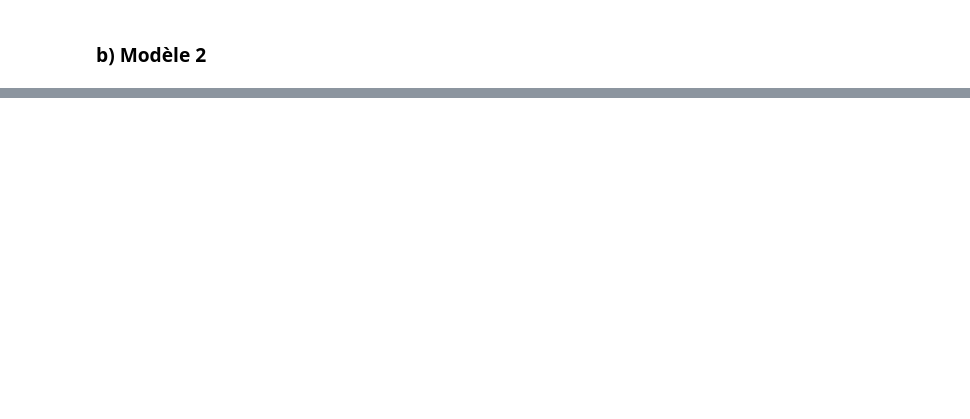
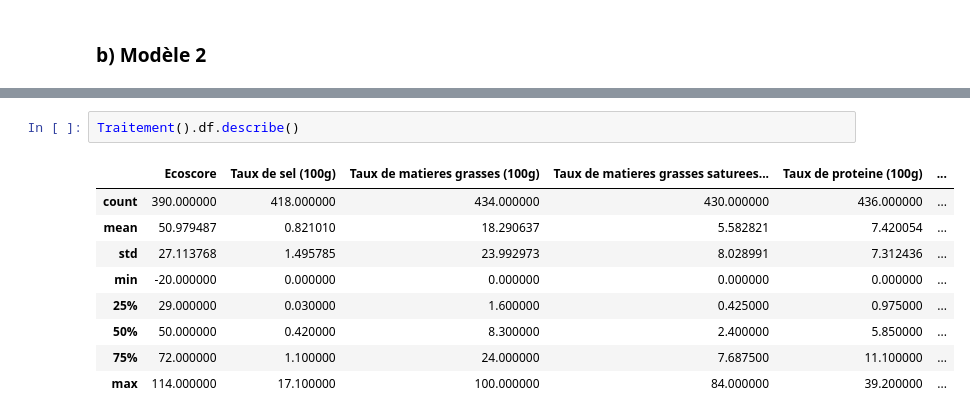
Before and after one commit to MaelTremouille/Projet-python-pour-la-data-science---ENSAE-Paris, a Jupyter notebook: src/food_fatcs.ipynb, the cells around one changed output, grey strips where cells are left out. Saved outputs shown, nothing was run; the diff lists cells and outputs as text; blank space fills up the shorter version.

```diff
--- a/src/food_fatcs.ipynb
+++ b/src/food_fatcs.ipynb
@@ -336,0 +406,12 @@ https://world.openfoodfacts.org/api/v0/product/
+# %%
+Traitement().df.describe()
+# %% [output]
+|  | Ecoscore | Taux de sel (100g) | Taux de matieres grasses (100g) | Taux de matieres grasses saturees... | Taux de proteine (100g) | ... |
+| count | 390.000000 | 418.000000 | 434.000000 | 430.000000 | 436.000000 | ... |
+| mean | 50.979487 | 0.821010 | 18.290637 | 5.582821 | 7.420054 | ... |
+| std | 27.113768 | 1.495785 | 23.992973 | 8.028991 | 7.312436 | ... |
+| min | -20.000000 | 0.000000 | 0.000000 | 0.000000 | 0.000000 | ... |
+| 25% | 29.000000 | 0.030000 | 1.600000 | 0.425000 | 0.975000 | ... |
+| 50% | 50.000000 | 0.420000 | 8.300000 | 2.400000 | 5.850000 | ... |
+| 75% | 72.000000 | 1.100000 | 24.000000 | 7.687500 | 11.100000 | ... |
+| max | 114.000000 | 17.100000 | 100.000000 | 84.000000 | 39.200000 | ... |
```
Also changed, not shown: parts of 21 cells of this notebook, 5 other files.
